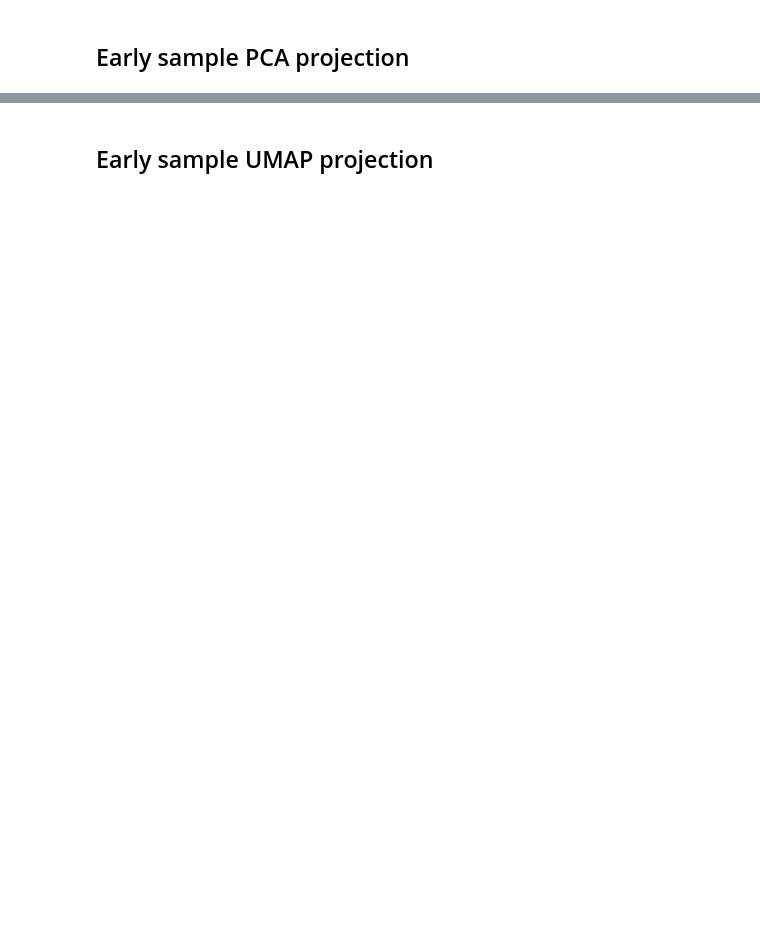
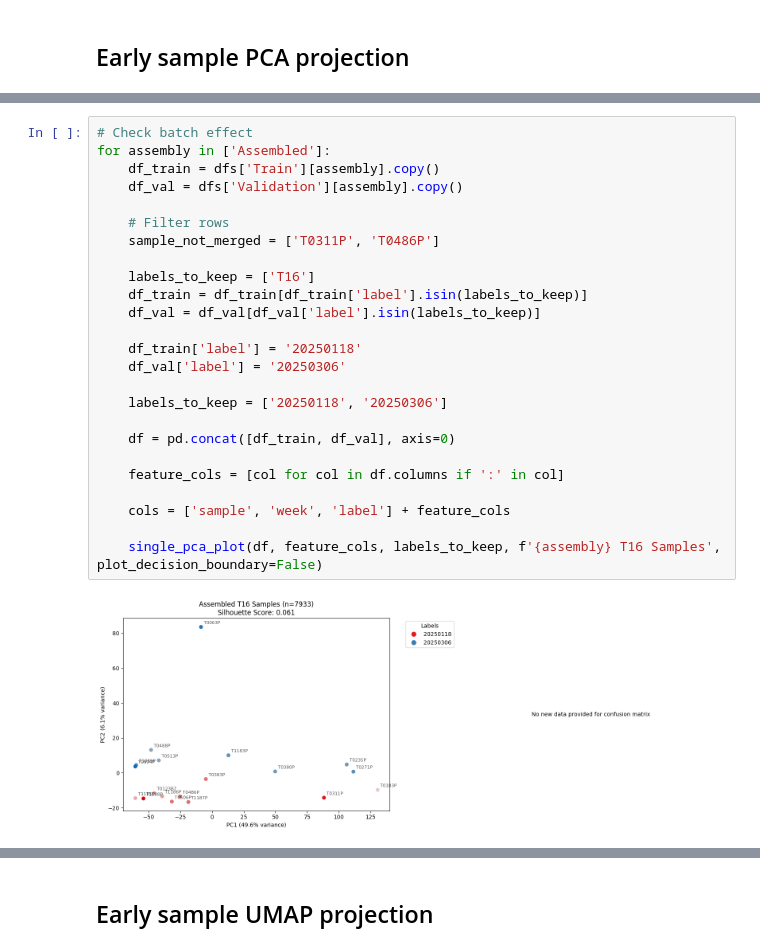
Before and after one commit to vanreality/ml_trisomy_detection, a Jupyter notebook: bin/summary.ipynb, the cells around one changed output, grey strips where cells are left out. Saved outputs shown, nothing was run; the diff lists cells and outputs as text; blank space fills up the shorter version.

```diff
--- a/bin/summary.ipynb
+++ b/bin/summary.ipynb
@@ -568,0 +530,27 @@ Step 3: Lasso selected 17 non-zero features
+# %%
+# Check batch effect
+for assembly in ['Assembled']:
+    df_train = dfs['Train'][assembly].copy()
+    df_val = dfs['Validation'][assembly].copy()
+
+    # Filter rows
+    sample_not_merged = ['T0311P', 'T0486P']
+
+    labels_to_keep = ['T16']
+    df_train = df_train[df_train['label'].isin(labels_to_keep)]
+    df_val = df_val[df_val['label'].isin(labels_to_keep)]
+
+    df_train['label'] = '20250118'
+    df_val['label'] = '20250306'
+
+    labels_to_keep = ['20250118', '20250306']
+
+    df = pd.concat([df_train, df_val], axis=0)
+
+    feature_cols = [col for col in df.columns if ':' in col]
+
+    cols = ['sample', 'week', 'label'] + feature_cols
+
+    single_pca_plot(df, feature_cols, labels_to_keep, f'{assembly} T16 Samples', plot_decision_boundary=False)
+# %% [output]
+[figure, added]
```
Also changed, not shown: parts of 18 cells of this notebook.
